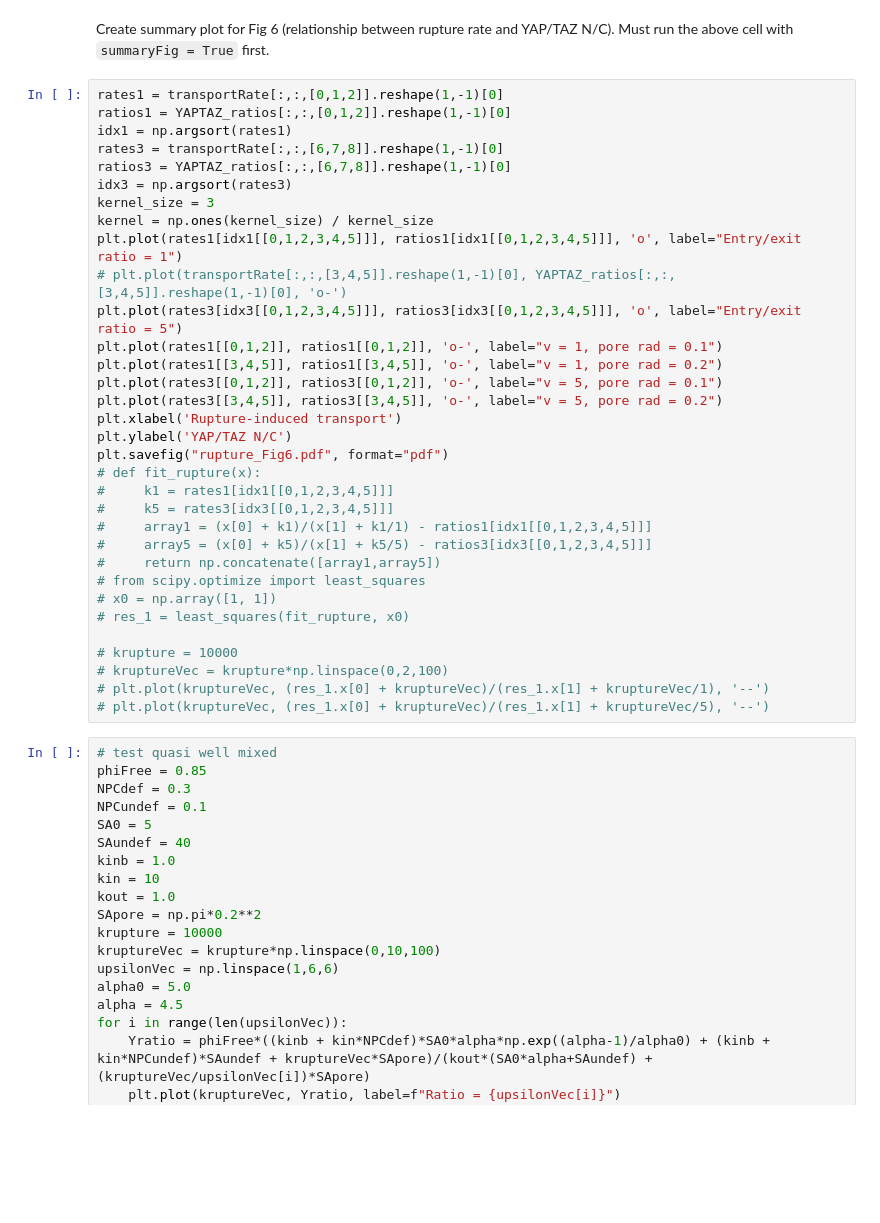
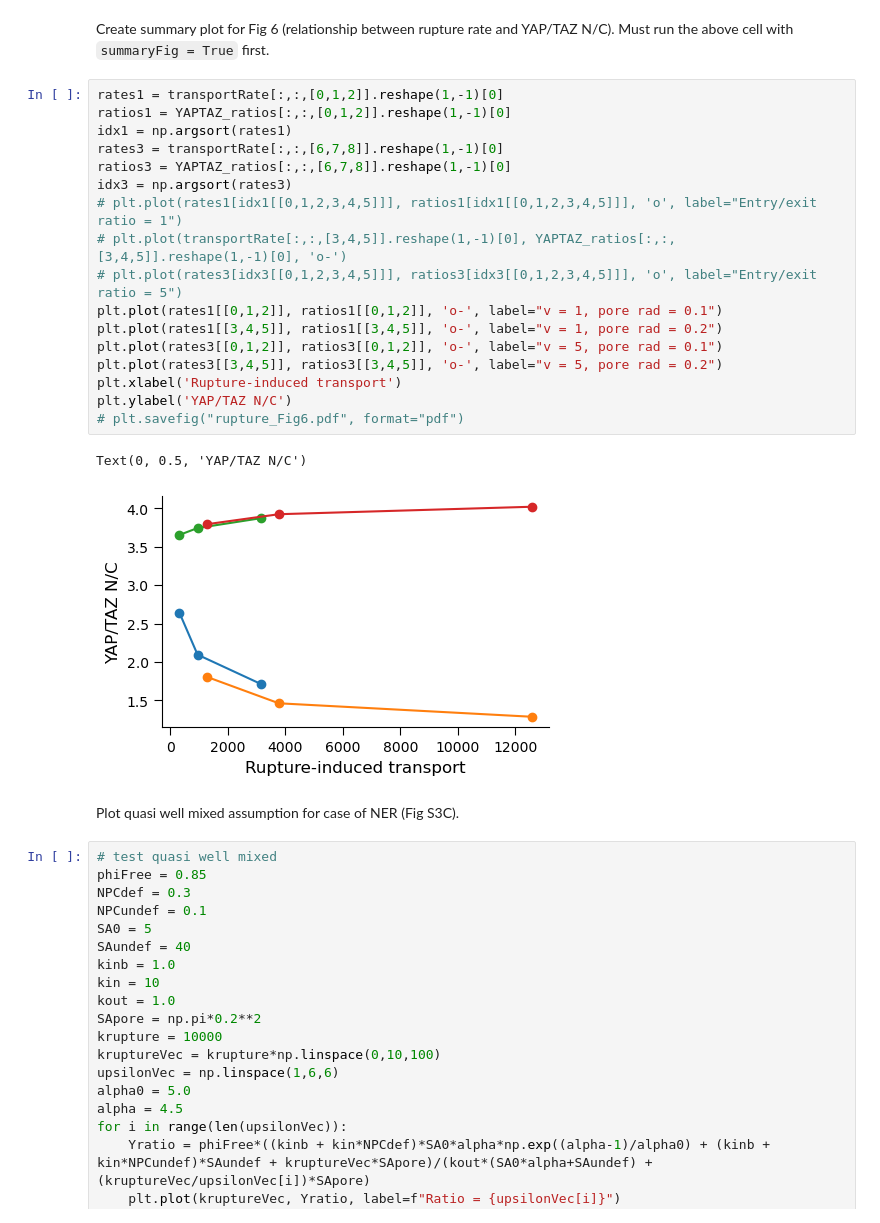
Before and after one commit to RangamaniLabUCSD/smart-nanopillars, a Jupyter notebook: model-files/mech_figs.ipynb, the cells around one changed output. Cells and saved outputs as stored; diff of their text form; blank space fills up the shorter version.

```diff
--- a/model-files/mech_figs.ipynb
+++ b/model-files/mech_figs.ipynb
@@ -574,36 +591,25 @@ Create summary plot for Fig 6 (relationship between rupture rate and YAP/TAZ N/C
 # %%
 rates1 = transportRate[:,:,[0,1,2]].reshape(1,-1)[0]
 ratios1 = YAPTAZ_ratios[:,:,[0,1,2]].reshape(1,-1)[0]
 idx1 = np.argsort(rates1)
 rates3 = transportRate[:,:,[6,7,8]].reshape(1,-1)[0]
 ratios3 = YAPTAZ_ratios[:,:,[6,7,8]].reshape(1,-1)[0]
 idx3 = np.argsort(rates3)
-kernel_size = 3
-kernel = np.ones(kernel_size) / kernel_size
-plt.plot(rates1[idx1[[0,1,2,3,4,5]]], ratios1[idx1[[0,1,2,3,4,5]]], 'o', label="Entry/exit ratio = 1")
+# plt.plot(rates1[idx1[[0,1,2,3,4,5]]], ratios1[idx1[[0,1,2,3,4,5]]], 'o', label="Entry/exit ratio = 1")
 # plt.plot(transportRate[:,:,[3,4,5]].reshape(1,-1)[0], YAPTAZ_ratios[:,:,[3,4,5]].reshape(1,-1)[0], 'o-')
-plt.plot(rates3[idx3[[0,1,2,3,4,5]]], ratios3[idx3[[0,1,2,3,4,5]]], 'o', label="Entry/exit ratio = 5")
+# plt.plot(rates3[idx3[[0,1,2,3,4,5]]], ratios3[idx3[[0,1,2,3,4,5]]], 'o', label="Entry/exit ratio = 5")
 plt.plot(rates1[[0,1,2]], ratios1[[0,1,2]], 'o-', label="v = 1, pore rad = 0.1")
 plt.plot(rates1[[3,4,5]], ratios1[[3,4,5]], 'o-', label="v = 1, pore rad = 0.2")
 plt.plot(rates3[[0,1,2]], ratios3[[0,1,2]], 'o-', label="v = 5, pore rad = 0.1")
 plt.plot(rates3[[3,4,5]], ratios3[[3,4,5]], 'o-', label="v = 5, pore rad = 0.2")
 plt.xlabel('Rupture-induced transport')
 plt.ylabel('YAP/TAZ N/C')
-plt.savefig("rupture_Fig6.pdf", format="pdf")
-# def fit_rupture(x):
-#     k1 = rates1[idx1[[0,1,2,3,4,5]]]
-#     k5 = rates3[idx3[[0,1,2,3,4,5]]]
-#     array1 = (x[0] + k1)/(x[1] + k1/1) - ratios1[idx1[[0,1,2,3,4,5]]]
-#     array5 = (x[0] + k5)/(x[1] + k5/5) - ratios3[idx3[[0,1,2,3,4,5]]]
-#     return np.concatenate([array1,array5])
-# from scipy.optimize import least_squares
-# x0 = np.array([1, 1])
-# res_1 = least_squares(fit_rupture, x0)
-
-# krupture = 10000
-# kruptureVec = krupture*np.linspace(0,2,100)
-# plt.plot(kruptureVec, (res_1.x[0] + kruptureVec)/(res_1.x[1] + kruptureVec/1), '--')
-# plt.plot(kruptureVec, (res_1.x[0] + kruptureVec)/(res_1.x[1] + kruptureVec/5), '--')
+# plt.savefig("rupture_Fig6.pdf", format="pdf")
+# %% [output]
+Text(0, 0.5, 'YAP/TAZ N/C')
+[figure, added]
+# %% [markdown]
+Plot quasi well mixed assumption for case of NER (Fig S3C).
 # %%
 # test quasi well mixed
 phiFree = 0.85
```
Also changed, not shown: parts of 8 cells of this notebook, 7 other files.
